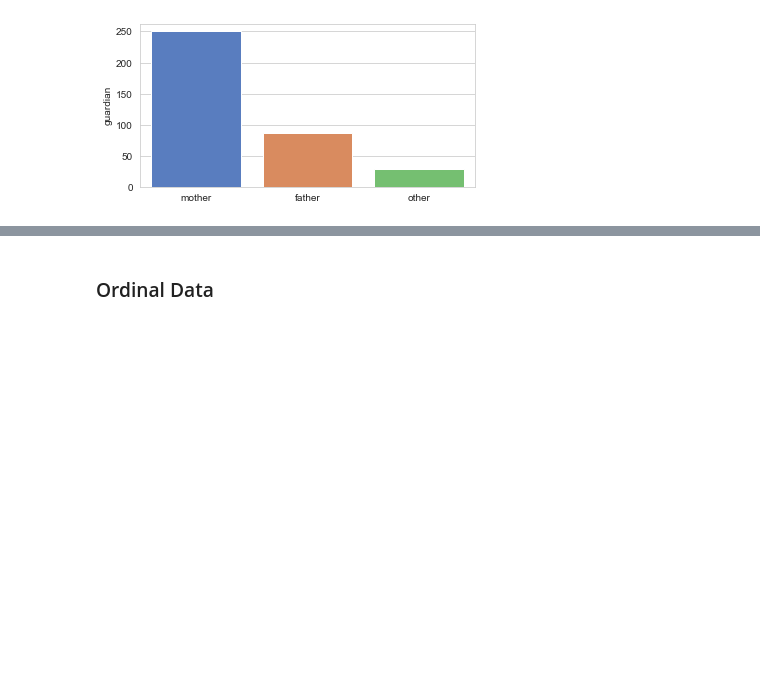
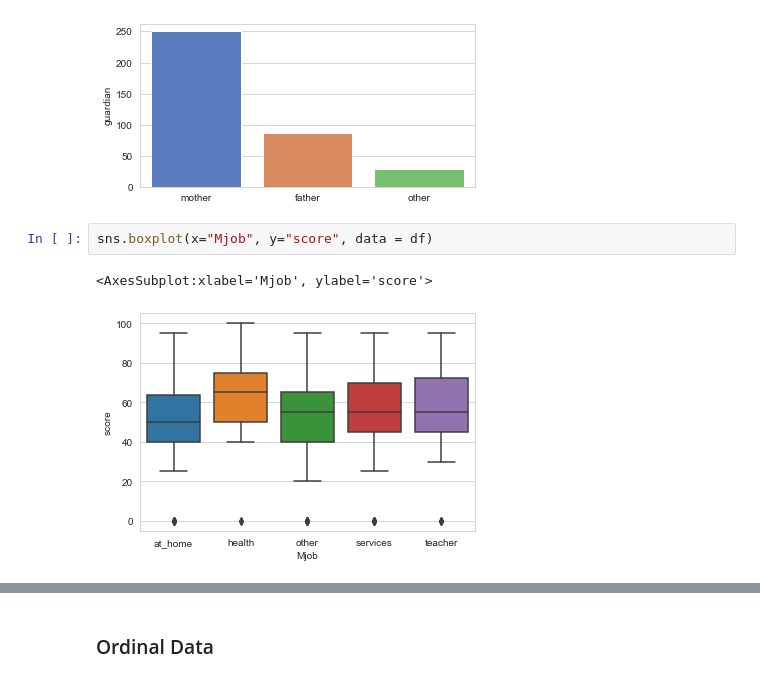
Before and after one commit to artkel/module_2, a Jupyter notebook: EDA_UNICEF.ipynb, the cells around one changed output, grey strips where cells are left out. Saved outputs shown, nothing was run; the diff lists cells and outputs as text; blank space fills up the shorter version.

```diff
--- a/EDA_UNICEF.ipynb
+++ b/EDA_UNICEF.ipynb
@@ -349,3 +349,8 @@ graph for reason
 [figure]
 graph for guardian
 [figure]
+# %%
+sns.boxplot(x="Mjob", y="score", data = df)
+# %% [output]
+<AxesSubplot:xlabel='Mjob', ylabel='score'>
+[figure, added]
```
Also changed, not shown: parts of 4 cells of this notebook.
